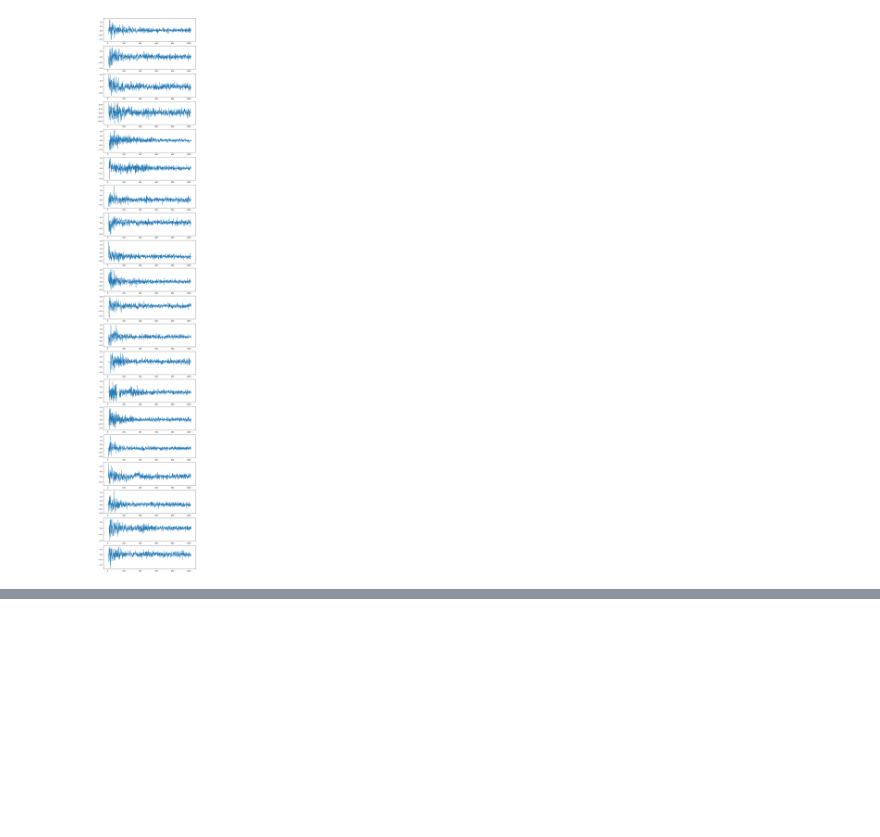
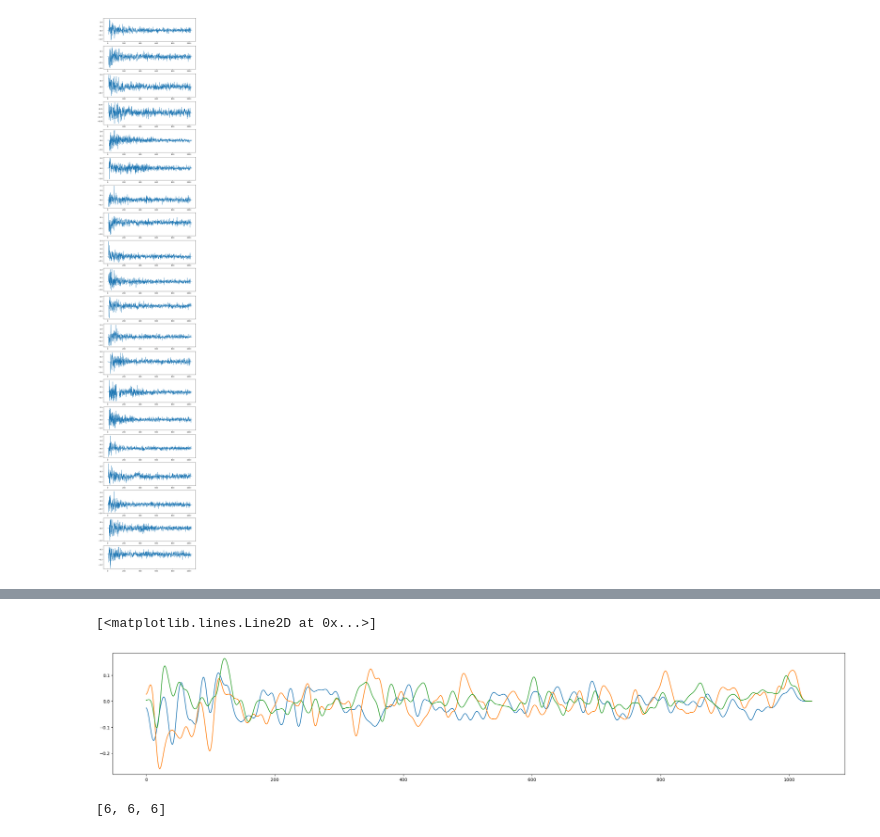
Before and after one commit to qezlou/hetdex_res, a Jupyter notebook: notebooks/vis_fibers.ipynb, the cells around one changed output, grey strips where cells are left out. Saved outputs shown, nothing was run; the diff lists cells and outputs as text; code cells hidden in the pictures; blank space fills up the shorter version.

```diff
--- a/notebooks/vis_fibers.ipynb
+++ b/notebooks/vis_fibers.ipynb
@@ -43,0 +431,7 @@ for i in range(n_sample):
+# %%
+with h5py.File('/home/jovyan/work/hetdex/data/phys_fib_013_10_multi_412_013_043_LL_c113.h5','r') as f:
+    print(f.keys())
+    calfib = f['calfib'][:]
+    expnum = f['expnum'][:]
+    shotids = f['shotids'][:]
+    print(calfib.shape)
@@ -43,0 +466,13 @@ for i in range(n_sample):
+# %%
+from scipy.ndimage import gaussian_filter1d as gf
+fig, ax = plt.subplots(figsize=(30,5))
+ax.plot(gf(calfib[0], sigma=5))
+ax.plot(gf(calfib[1], sigma=5))
+ax.plot(gf(calfib[3], sigma=5))
+# %% [output]
+[<matplotlib.lines.Line2D at 0x...>]
+[figure, added]
+# %%
+[6]*3
+# %% [output]
+[6, 6, 6]
```
Also changed, not shown: parts of 47 cells of this notebook, 5 other files.
